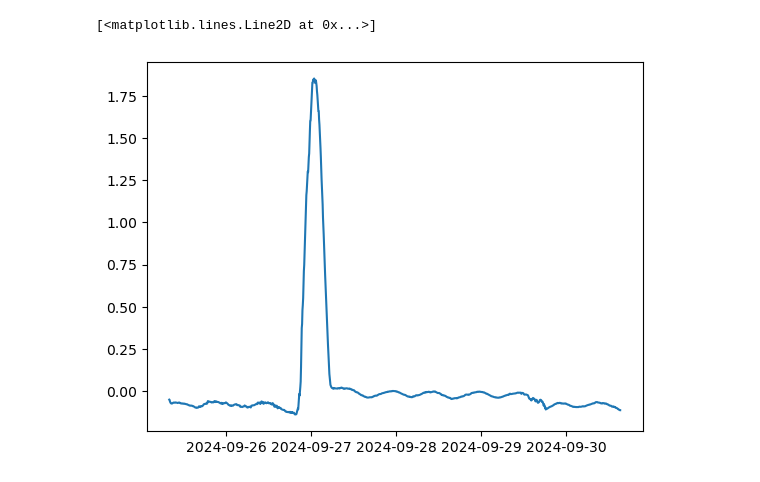
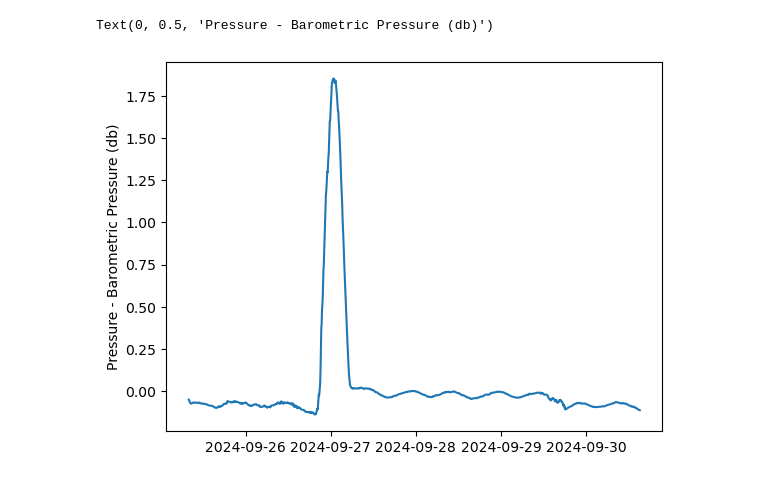
Before and after one commit to csherwood-usgs/NOPP_comparison, a Jupyter notebook: process_nheri_csv.ipynb, the cells around one changed output. Saved outputs shown, nothing was run; the diff lists cells and outputs as text; code cells hidden in the pictures.

```diff
--- a/process_nheri_csv.ipynb
+++ b/process_nheri_csv.ipynb
@@ -140,15 +140,11 @@ print(df_met.head())
 df_smooth_6min['datetime'] = pd.to_datetime(df_smooth_6min['datetime'])
 df_met['datetime'] = pd.to_datetime(df_met['datetime'])
 
-# Step 2: Merge the two dataframes on datetime
+# Merge the pressure two dataframes on datetime
 df_merged = pd.merge(df_smooth_6min, df_met[['datetime', 'Baro (mb)']], on='datetime', how='inner')
 
-# Step 3: Subtract Baro (mb) from pressure_filtered and convert to decibars (1:1 conversion)
+# Subtract Baro (mb) from pressure_filtered and convert to decibars
 df_merged['pressure_corrected_dbar'] = (df_merged['pressure_filtered'] - df_merged['Baro (mb)'])/100.
 
-# Step 4: Set datetime as the index
-df_result = df_merged.set_index('datetime')
-
-# Optional: display result
-print(df_result.head())
+df_merged
 # %% [output]
@@ -162,6 +164,6 @@ datetime
 # %%
-df_result = df_result.reset_index()
-plt.plot( df_result['datetime'],df_result['pressure_corrected_dbar'])
+plt.plot( df_merged['datetime'],df_merged['pressure_corrected_dbar'])
+plt.ylabel('Pressure - Barometric Pressure (db)')
 # %% [output]
-[<matplotlib.lines.Line2D at 0x...>]
+Text(0, 0.5, 'Pressure - Barometric Pressure (db)')
-[figure, old version]
+[figure, new version]
```
Also changed, not shown: parts of 3 cells of this notebook.
